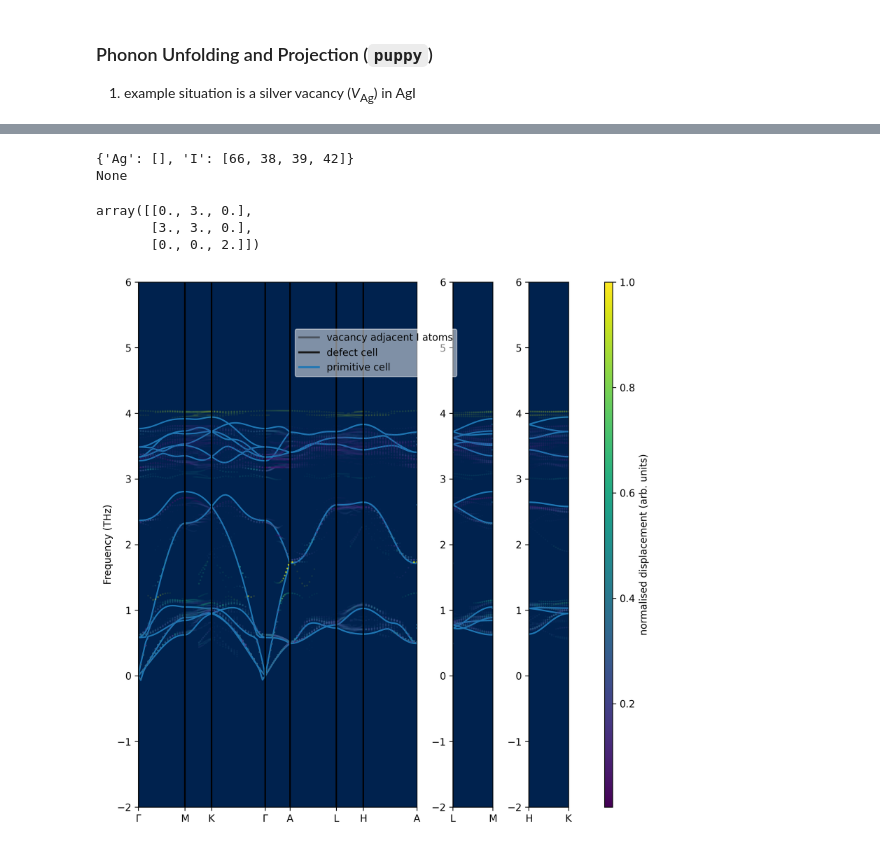
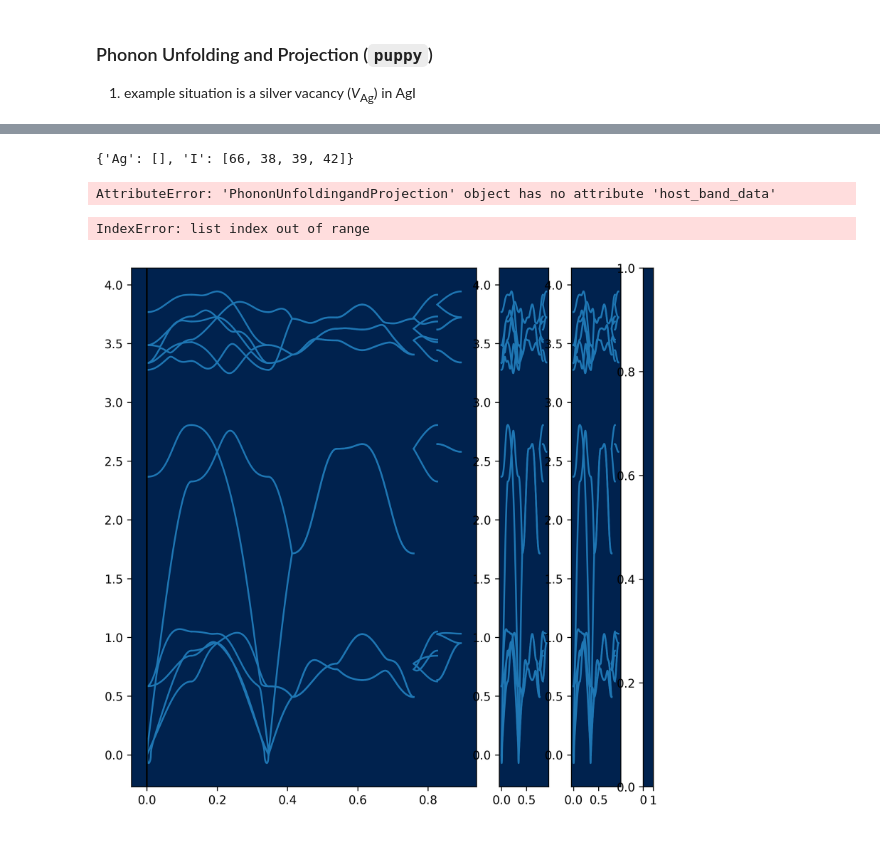
Before and after one commit to badw/puppy, a Jupyter notebook: examples/example.ipynb, the cells around one changed output, grey strips where cells are left out. Cells and saved outputs as stored; diff of their text form; code cells hidden in the pictures.

```diff
--- a/examples/example.ipynb
+++ b/examples/example.ipynb
@@ -20,9 +23,6 @@ vacancy_index.defect_site_index,vacancy_index.defect_site.coords
 # %%
-import warnings
-import pprint
 from puppy.unfolder import PhononUnfoldingandProjection as Puppy
 import numpy as np
-warnings.simplefilter('ignore')
 
 
 directories = {'defect_directory':'./agi/v_Ag/defect/',
@@ -31,23 +31,15 @@ directories = {'defect_directory':'./agi/v_Ag/defect/',
 
 puppy = Puppy(
     defect_directory=directories['defect_directory'],
-              host_directory=directories['host_directory'],
-              line_density=20,
-              defect_site_index=vacancy_index.defect_site_index,
-              defect_site_coords=vacancy_index.defect_site.coords,
-              nearest_neighbour_tolerance=4,
-              matrix = np.array([[3,0,0],[0,3,0],[0,0,2]]),
-              )
-pp = pprint.PrettyPrinter(depth=4)
-pp.pprint(puppy.get_neighbour_sites()) # shows what you are interested in around the defect
+    host_directory=directories['host_directory'],
+    line_density=200,
+    defect_site_index=vacancy_index.defect_site_index,
+    defect_site_coords=vacancy_index.defect_site.coords,
+    nearest_neighbour_tolerance=4,
+    matrix=np.array([[3, 0, 0], [0, 3, 0], [0, 0, 2]]),
+)
 
-puppy.get_host_phonons(eigenvectors=True)
-puppy.get_defect_phonons()
 
-puppy.matrix
+puppy.get_defect_neighbour_sites() # shows what you are interested in around the defect
 # %% [output]
 {'Ag': [], 'I': [66, 38, 39, 42]}
-None
-array([[0., 3., 0.],
-       [3., 3., 0.],
-       [0., 0., 2.]])
@@ -54,3 +50,4 @@ array([[0., 3., 0.],
 # %%
 puppy.unfold()
-puppy.eigenvectors_to_eigendisplacements()
+# %% [output]
+AttributeError: 'PhononUnfoldingandProjection' object has no attribute 'host_band_data'
@@ -59,28 +56,29 @@ unfold_data = puppy.unfold_data
 # %%
 from puppy.plotting import PuppyPlotter
 import matplotlib as mpl
 cmap = 'cividis'
 mpl.rcParams['pdf.fonttype'] = 42
 comap = mpl.colormaps.get_cmap(cmap)
 mpl.rcParams["axes.facecolor"] = comap.colors[0]
 
 plot_kws={'s':1,'rasterized':True,'edgecolor':None,'linewidths':None}
 
 legend_kws={'facecolor':'white',
                         'framealpha':0.5,
                         'edgecolor':'white',
                         'bbox_to_anchor':[0.5,0.9],
                         'loc':'upper center'}
 
-pp =  PuppyPlotter(unfold_data=unfold_data)
+pp =  PuppyPlotter(unfold_data=puppy.unfold_data)
 fig,axes = pp.plot_unfold(
     with_prim=True,
     threshold=0.05,
     atom='I',
     plot_kws=plot_kws,
     legend_kws=legend_kws
 )
 # %% [output]
+IndexError: list index out of range
-[figure, old version]
+[figure, new version]
 # %%
 fig.savefig('../static/unfolded.png')
```
Also changed, not shown: parts of 6 cells of this notebook, 6 other files.
